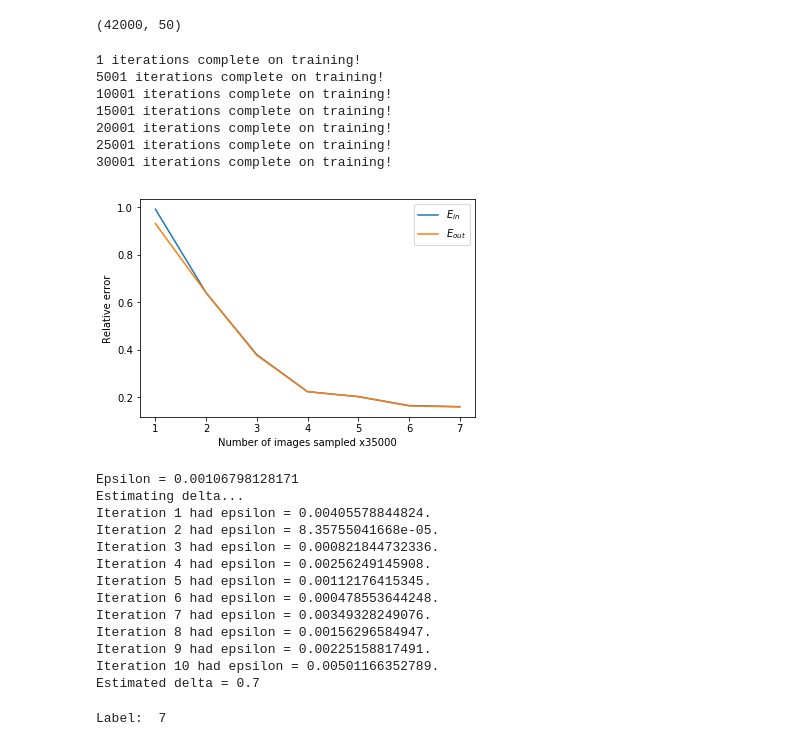
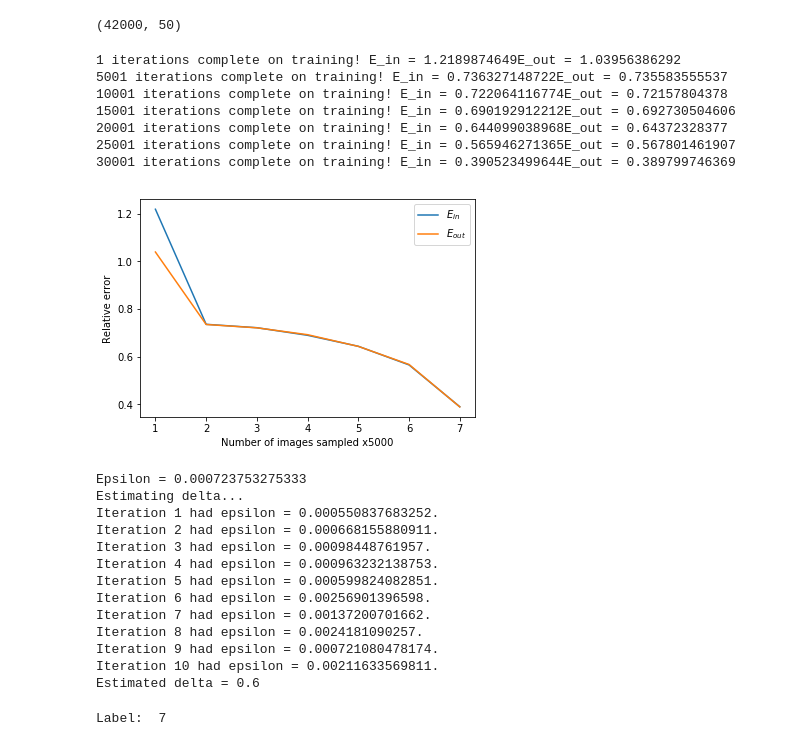
Before and after one commit to gustavoem/bcc, a Jupyter notebook: 7semestre/460/ep3/ep3.ipynb, the cells around one changed output. Cells and saved outputs as stored; diff of their text form; code cells hidden in the pictures.

```diff
--- a/7semestre/460/ep3/ep3.ipynb
+++ b/7semestre/460/ep3/ep3.ipynb
@@ -22,7 +22,7 @@ def plot_error (n, errors_list, labels_list):
     handlers, labels = ax.get_legend_handles_labels ()
     ax.legend (handlers, labels, loc = 'upper right', numpoints = 1)
     plt.ylabel ('Relative error')
-    plt.xlabel ('Number of images sampled x35000')
+    plt.xlabel ('Number of images sampled x5000')
     plt.show ()
     plt.clf ()
 
@@ -125,7 +125,7 @@ def createNN (hidden1_size, hidden2_size):
         h_y = tf.tanh (s2)
         return h_y
 
-h_y = createNN (100, 50)
+h_y = createNN (300, 100)
 cost = tf.reduce_mean (tf.square (Y - h_y))
 optimizer = tf.train.GradientDescentOptimizer (0.01).minimize (cost)
 
@@ -147,7 +147,6 @@ for i in range (35000):
     _, err = sess.run ([optimizer, cost], {X: features, Y: label})
 
     if (i % 5000 == 0):
-        print (str (i + 1) + " iterations complete on training!")
         # Calculates e_in
         e_in = avg_error (data[:i + 1, :], X, Y, cost)
         e_in_arr.append (e_in)
@@ -155,6 +154,10 @@ for i in range (35000):
         # Calculates e_out
         e_out = avg_error (data[35000:, :], X, Y, cost)
         e_out_arr.append (e_out)
+
+        print (str (i + 1) + " iterations complete on training!" +
+               " E_in = " + str (e_in) +
+               " E_out = " + str (e_out))
 
 
 # Plots learning curve
@@ -272,7 +275,7 @@ def createNN (hidden1_size, hidden2_size):
         h_y = tf.tanh (s2)
         return h_y
 
-h_y = createNN (100, 50)
+h_y = createNN (300, 100)
 cost = tf.reduce_mean (tf.square (Y - h_y))
 optimizer = tf.train.GradientDescentOptimizer (0.01).minimize (cost)
 
@@ -294,7 +297,6 @@ for i in range (35000):
     _, err = sess.run ([optimizer, cost], {X: features, Y: label})
 
     if (i % 5000 == 0):
-        print (str (i + 1) + " iterations complete on training!")
         # Calculates e_in
         e_in = avg_error (data_step1[:i + 1, :], X, Y, cost)
         e_in_arr.append (e_in)
@@ -302,6 +304,10 @@ for i in range (35000):
         # Calculates e_out
         e_out = avg_error (data_step1[35000:, :], X, Y, cost)
         e_out_arr.append (e_out)
+
+        print (str (i + 1) + " iterations complete on training! " +
+               "E_in = " + str (e_in) +
+               "E_out = " + str (e_out))
 
 
 # Plots learning curve
@@ -415,7 +421,7 @@ def createNN (hidden1_size, hidden2_size):
         h_y = tf.tanh (s2)
         return h_y
 
-h_y = createNN (100, 50)
+h_y = createNN (300, 100)
 cost = tf.reduce_mean (tf.square (Y - h_y))
 optimizer = tf.train.GradientDescentOptimizer (0.01).minimize (cost)
 
@@ -437,7 +443,6 @@ for i in range (35000):
     _, err = sess.run ([optimizer, cost], {X: features, Y: label})
 
     if (i % 5000 == 0):
-        print (str (i + 1) + " iterations complete on training!")
         # Calculates e_in
         e_in = avg_error (data_step2[:i + 1, :], X, Y, cost)
         e_in_arr.append (e_in)
@@ -445,6 +450,10 @@ for i in range (35000):
         # Calculates e_out
         e_out = avg_error (data_step2[35000:, :], X, Y, cost)
         e_out_arr.append (e_out)
+
+        print (str (i + 1) + " iterations complete on training! " +
+               "E_in = " + str (e_in) +
+               "E_out = " + str (e_out))
 
 
 # Plots learning curve
@@ -457,54 +466,54 @@ plot_error (7, erros_list, labels_list)
 epsilon = abs (e_out_arr[-1] - e_in_arr[-1])
 print ("Epsilon = "  + str (epsilon))
 
 
 # Estimates delta
 print ("Estimating delta...")
 delta = .0
 for i in range (10):
     sess.run (init)
     training_set, validation_set = validation_partition (data_step2,
                                                          42000 - 7000)
 
     for j in range (training_set.shape[0]):
         features = np.empty ([1, features_size])
         features[0, :] = training_set[j, 1:]
         label = np.empty ([1, output_size])
         label[0, :] = int_to_binary_arr (training_set[j, 0])
         # SGD iteration
         sess.run (optimizer, {X: features, Y: label})
 
     e_in = avg_error (training_set, X, Y, cost)
     e_out = avg_error (validation_set, X, Y, cost)
 
     if (abs (e_in - e_out) > epsilon):
         delta += 1.
     print ("Iteration " + str (i + 1) + " had epsilon = " +
            str (abs (e_in - e_out)) + ".")
 delta /= 10
 print ("Estimated delta = " + str (delta))
 # %% [output]
-1 iterations complete on training!
-5001 iterations complete on training!
-10001 iterations complete on training!
-15001 iterations complete on training!
-20001 iterations complete on training!
-25001 iterations complete on training!
-30001 iterations complete on training!
+1 iterations complete on training! E_in = 1.2189874649E_out = 1.03956386292
+5001 iterations complete on training! E_in = 0.736327148722E_out = 0.735583555537
+10001 iterations complete on training! E_in = 0.722064116774E_out = 0.72157804378
+15001 iterations complete on training! E_in = 0.690192912212E_out = 0.692730504606
+20001 iterations complete on training! E_in = 0.644099038968E_out = 0.64372328377
+25001 iterations complete on training! E_in = 0.565946271365E_out = 0.567801461907
+30001 iterations complete on training! E_in = 0.390523499644E_out = 0.389799746369
-[figure, old version]
+[figure, new version]
-Epsilon = 0.00106798128171
+Epsilon = 0.000723753275333
 Estimating delta...
-Iteration 1 had epsilon = 0.00405578844824.
-Iteration 2 had epsilon = 8.35755041668e-05.
-Iteration 3 had epsilon = 0.000821844732336.
-Iteration 4 had epsilon = 0.00256249145908.
-Iteration 5 had epsilon = 0.00112176415345.
-Iteration 6 had epsilon = 0.000478553644248.
-Iteration 7 had epsilon = 0.00349328249076.
-Iteration 8 had epsilon = 0.00156296584947.
-Iteration 9 had epsilon = 0.00225158817491.
-Iteration 10 had epsilon = 0.00501166352789.
-Estimated delta = 0.7
+Iteration 1 had epsilon = 0.000550837683252.
+Iteration 2 had epsilon = 0.000668155880911.
+Iteration 3 had epsilon = 0.00098448761957.
+Iteration 4 had epsilon = 0.000963232138753.
+Iteration 5 had epsilon = 0.000599824082851.
+Iteration 6 had epsilon = 0.00256901396598.
+Iteration 7 had epsilon = 0.00137200701662.
+Iteration 8 had epsilon = 0.0024181090257.
+Iteration 9 had epsilon = 0.000721080478174.
+Iteration 10 had epsilon = 0.00211633569811.
+Estimated delta = 0.6
 # %%
 sample = data[0]
 print("Label: ", sample[0])
```
Also changed, not shown: parts of 2 cells of this notebook, 1 other file.
